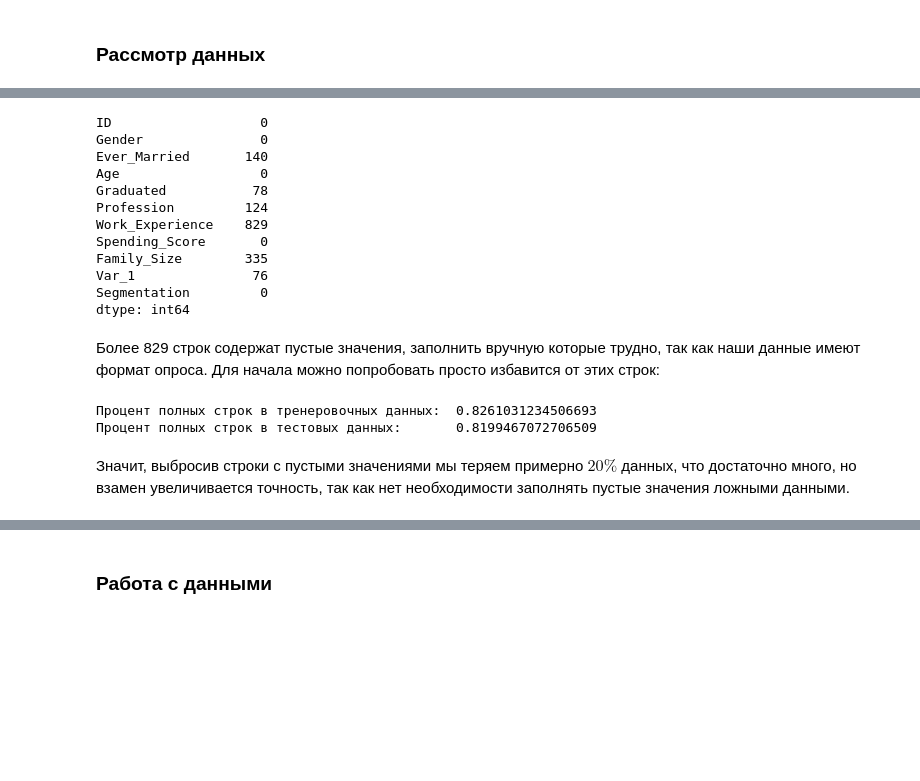
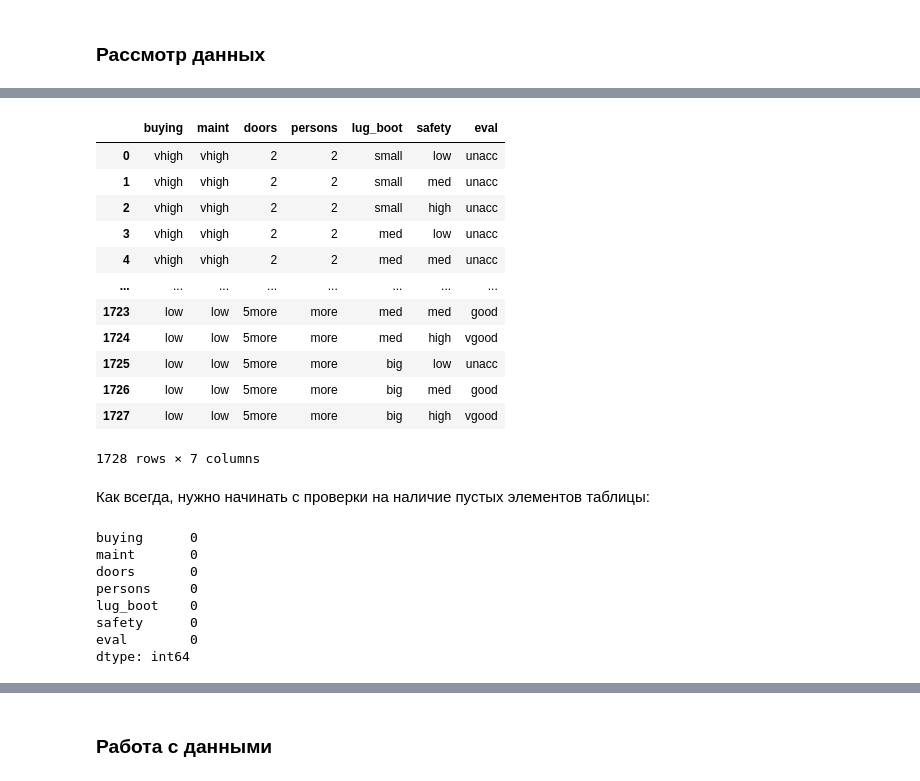
Before and after one commit to AppCrashExpress/ml-classifier, a Jupyter notebook: report.ipynb, the cells around one changed output, grey strips where cells are left out. Cells and saved outputs as stored; diff of their text form; code cells hidden in the pictures; blank space fills up the shorter version.

Commit message:
Change report for new data for bayes

```diff
--- a/report.ipynb
+++ b/report.ipynb
@@ -216,27 +206,30 @@ customers
+# %%
+cars = pd.read_csv(data_folder + "cars/car.data")
+cars
+# %% [output]
+|  | buying | maint | doors | persons | lug_boot | safety | eval |
+| 0 | vhigh | vhigh | 2 | 2 | small | low | unacc |
+| 1 | vhigh | vhigh | 2 | 2 | small | med | unacc |
+| 2 | vhigh | vhigh | 2 | 2 | small | high | unacc |
+| 3 | vhigh | vhigh | 2 | 2 | med | low | unacc |
+| 4 | vhigh | vhigh | 2 | 2 | med | med | unacc |
+| ... | ... | ... | ... | ... | ... | ... | ... |
+| 1723 | low | low | 5more | more | med | med | good |
+| 1724 | low | low | 5more | more | med | high | vgood |
+| 1725 | low | low | 5more | more | big | low | unacc |
+| 1726 | low | low | 5more | more | big | med | good |
+| 1727 | low | low | 5more | more | big | high | vgood |
+1728 rows × 7 columns
+# %% [markdown]
+Как всегда, нужно начинать с проверки на наличие пустых элементов таблицы:
 # %%
-customers.isnull().sum()
+cars.isnull().sum()
 # %% [output]
-ID                   0
-Gender               0
-Ever_Married       140
-Age                  0
-Graduated           78
-Profession         124
-Work_Experience    829
-Spending_Score       0
-Family_Size        335
-Var_1               76
-Segmentation         0
+buying      0
+maint       0
+doors       0
+persons     0
+lug_boot    0
+safety      0
+eval        0
 dtype: int64
-# %% [markdown]
-Более 829 строк содержат пустые значения, заполнить вручную которые трудно, так как наши данные
-имеют формат опроса. Для начала можно попробовать просто избавится от этих строк:
-# %%
-print("Процент полных строк в тренеровочных данных: ", customers.dropna().shape[0] / customers.shape[0])
-print("Процент полных строк в тестовых данных:      ", cust_test.dropna().shape[0] / cust_test.shape[0])
-# %% [output]
-Процент полных строк в тренеровочных данных:  0.8261031234506693
-Процент полных строк в тестовых данных:       0.8199467072706509
-# %% [markdown]
-Значит, выбросив строки с пустыми значениями мы теряем примерно $20\%$ данных, что достаточно много, но взамен
-увеличивается точность, так как нет необходимости заполнять пустые значения ложными данными.
```
Also changed, not shown: parts of 31 cells of this notebook, 3 other files.
